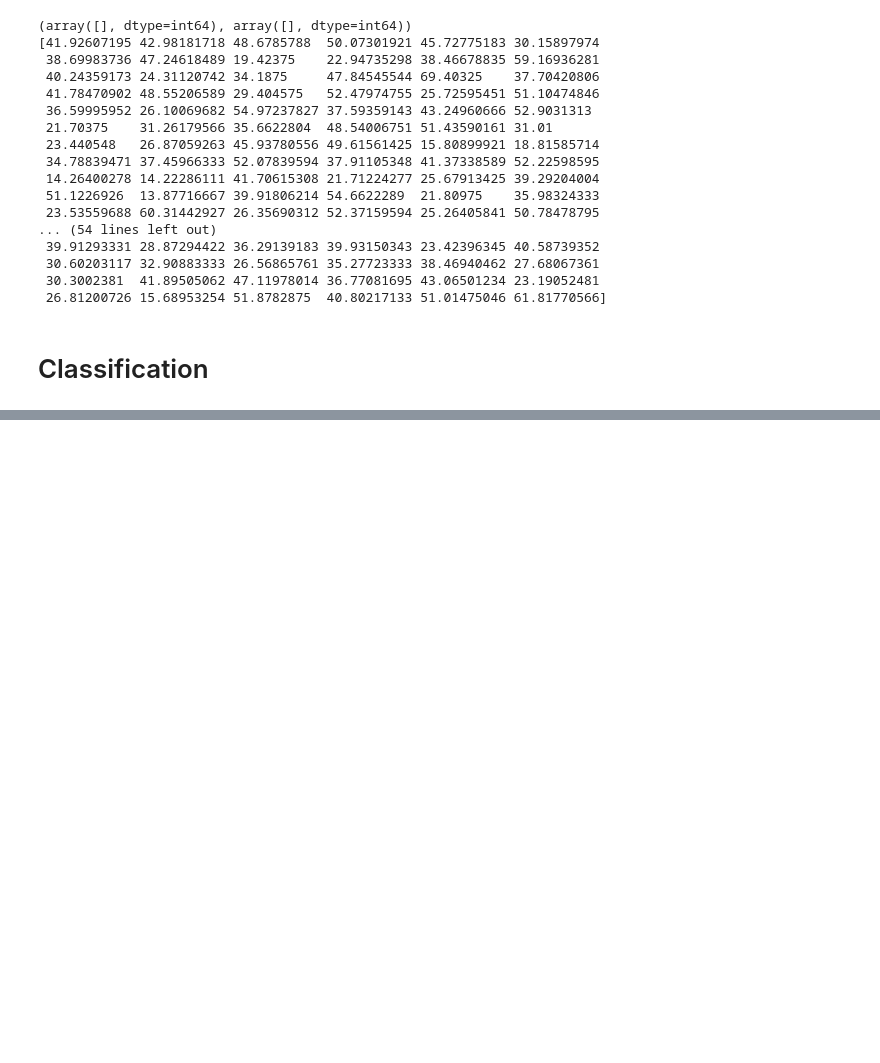
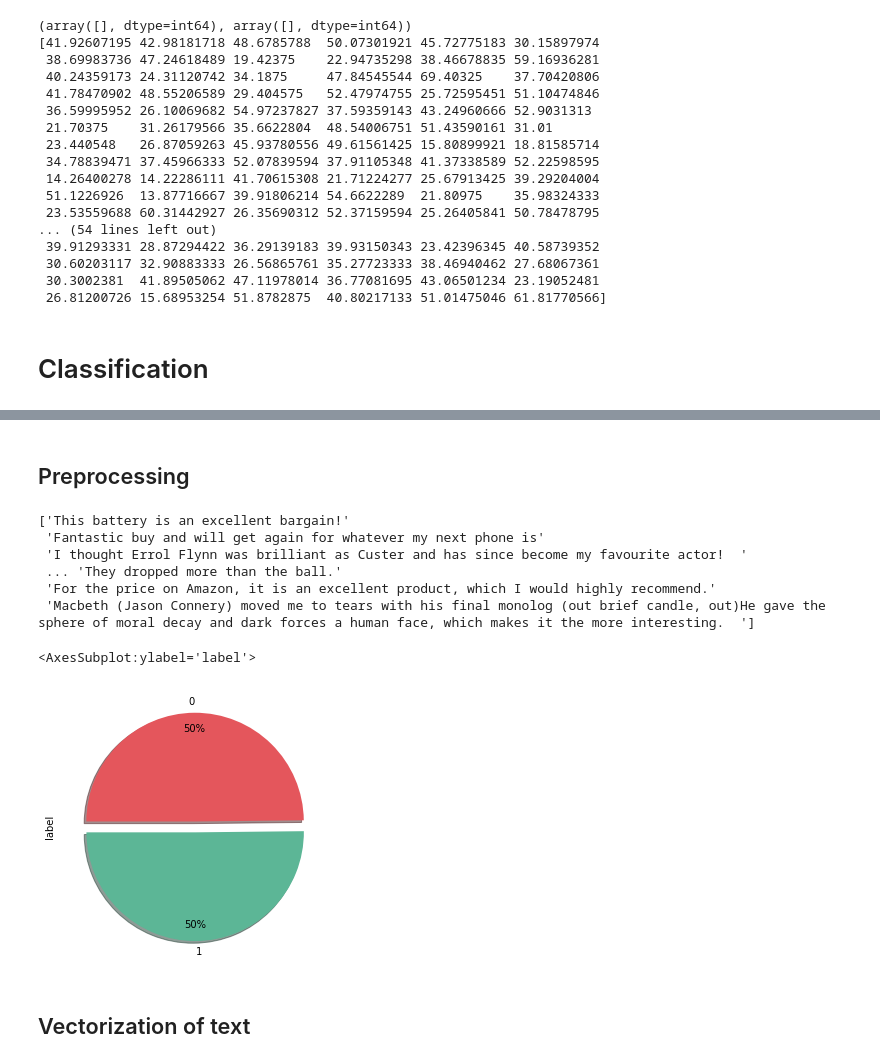
Before and after one commit to Kartm/university-ai-labs-statistical-ml, a Jupyter notebook: Solution.ipynb, the cells around one changed output, grey strips where cells are left out. Saved outputs shown, nothing was run; the diff lists cells and outputs as text; code cells hidden in the pictures; blank space fills up the shorter version.

```diff
--- a/Solution.ipynb
+++ b/Solution.ipynb
@@ -301,0 +250,35 @@ True Label: 0, Predicted Label: 0
+# %% [markdown]
+## Preprocessing
+# %%
+sentences = data['text'].values
+y = data['label'].values
+
+# diviser les données
+sentences_train, sentences_test, y_train, y_test = train_test_split(sentences, y,
+                                                                    test_size=0.25,
+                                                                    random_state=1000,
+                                                                    shuffle=True)
+train_sentences = np.array(sentences_train)
+train_labels = np.array(y_train)
+train = pd.DataFrame({'label': train_labels, 'text': list(train_sentences)}, columns=['label', 'text'])
+
+# verifying that trianing set is split evenly
+train.label.value_counts().plot(kind='pie',
+                                   autopct='%1.0f%%',
+                                   shadow=True,
+                                   startangle=180,
+                                   pctdistance=0.85,
+                                   explode = (0.05,0.05),
+                                   colors = ['#5cb696','#e4565c'],
+                                   figsize=(5, 5))
+# %% [output]
+['This battery is an excellent bargain!'
+ 'Fantastic buy and will get again for whatever my next phone is'
+ 'I thought Errol Flynn was brilliant as Custer and has since become my favourite actor!  '
+ ... 'They dropped more than the ball.'
+ 'For the price on Amazon, it is an excellent product, which I would highly recommend.'
+ 'Macbeth (Jason Connery) moved me to tears with his final monolog (out brief candle, out)He gave the sphere of moral decay and dark forces a human face, which makes it the more interesting.  ']
+<AxesSubplot:ylabel='label'>
+[figure, added]
+# %% [markdown]
+## Vectorization of text
```
Also changed, not shown: parts of 18 cells of this notebook.
